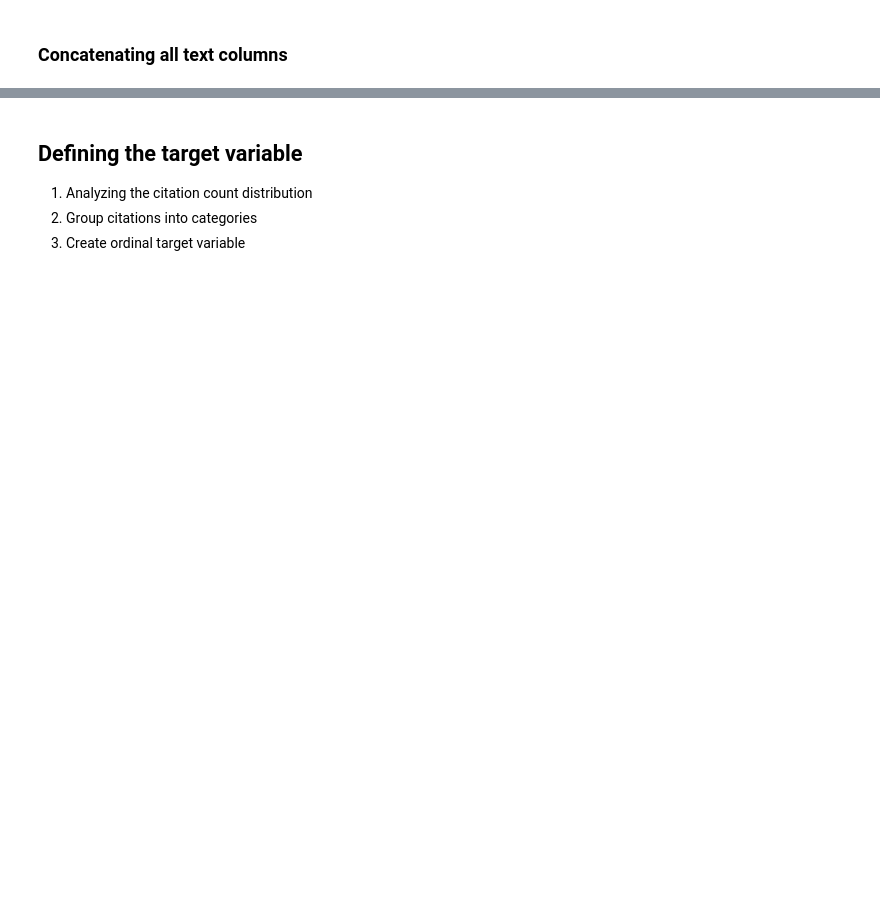
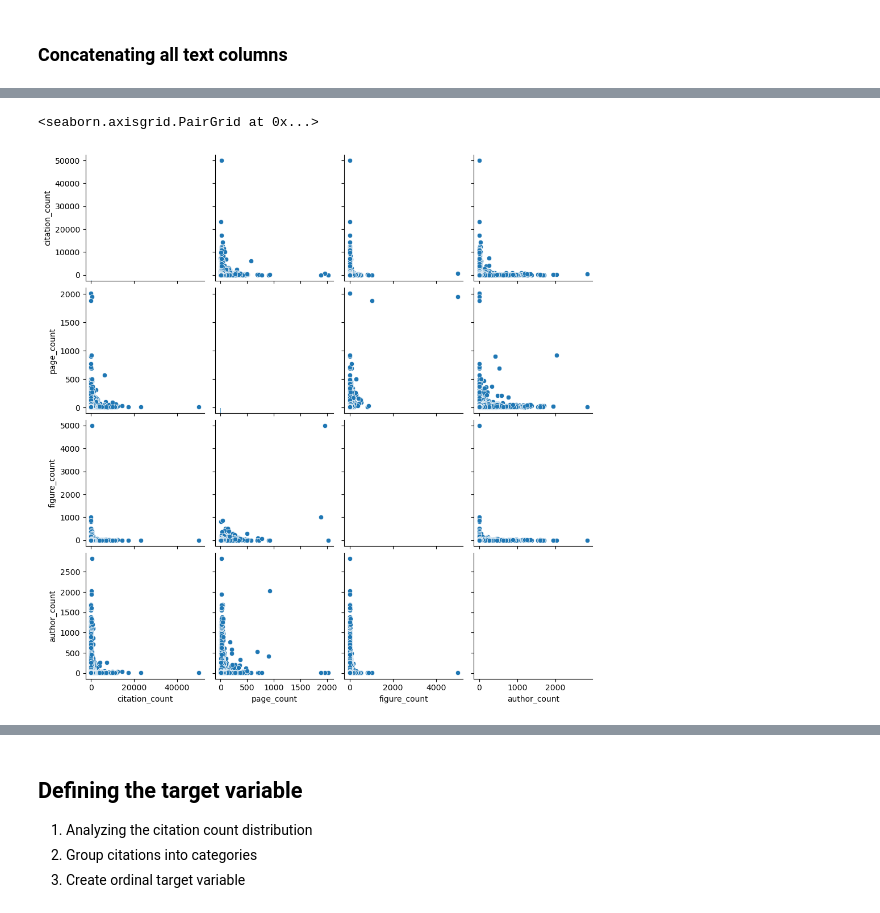
Before and after one commit to Grutschus/uu-data-mining-project, a Jupyter notebook: feature_extraction.ipynb, the cells around one changed output, grey strips where cells are left out. Drawn from its saved outputs; the diff is of its cells as text; code cells hidden in the pictures; blank space fills up the shorter version.

```diff
--- a/feature_extraction.ipynb
+++ b/feature_extraction.ipynb
@@ -236,0 +245,10 @@ dataset_pd = dataset_pd.drop(text_columns, axis=1)
+# %%
+ratio_attributes = [
+    'citation_count', 'page_count', 'figure_count', 'author_count'
+]
+date_attributes = ['year', 'month', 'day']
+nominal_attributes = ['text']
+
+dataset_ratio = dataset_pd[ratio_attributes]
+dataset_date = dataset_pd[date_attributes]
+dataset_nominal = dataset_pd[nominal_attributes]
@@ -236,0 +344,6 @@ dataset_pd = dataset_pd.drop(text_columns, axis=1)
+# %%
+# scatter plot of all ratio attributes
+sns.pairplot(dataset_ratio)
+# %% [output]
+<seaborn.axisgrid.PairGrid at 0x...>
+[figure, added]
```
Also changed, not shown: parts of 38 cells of this notebook, 1 other file.
